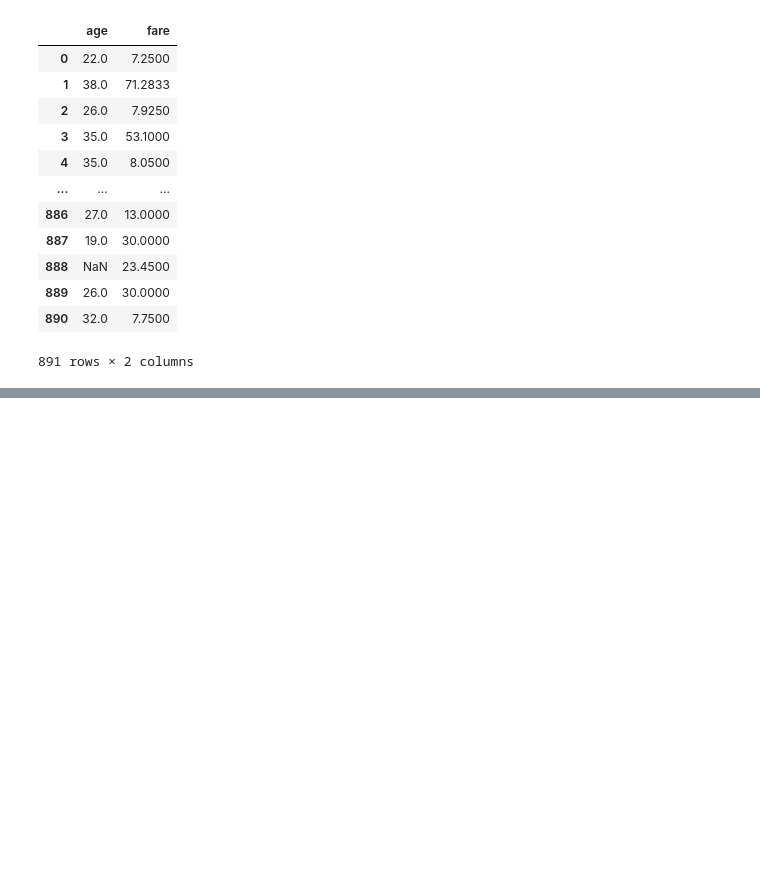
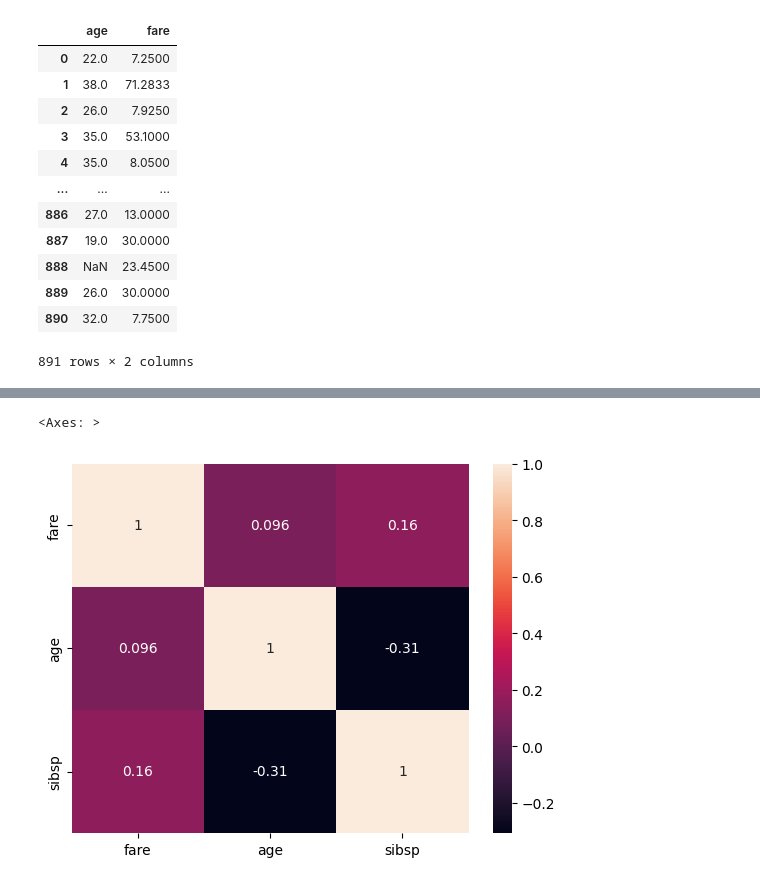
Before and after one commit to Munaam17/eda_project, a Jupyter notebook: notebooks/eda_titanic.ipynb, the cells around one changed output, grey strips where cells are left out. Drawn from its saved outputs; the diff is of its cells as text; code cells hidden in the pictures; blank space fills up the shorter version.

```diff
--- a/notebooks/eda_titanic.ipynb
+++ b/notebooks/eda_titanic.ipynb
@@ -175,0 +258,7 @@ Name: sex, Length: 891, dtype: str
+# %%
+corre_df = df[['fare', 'age', 'sibsp']].corr()
+# %%
+sns.heatmap(corre_df, annot = True)
+# %% [output]
+<Axes: >
+[figure, added]
```
Also changed, not shown: parts of 7 cells of this notebook.
